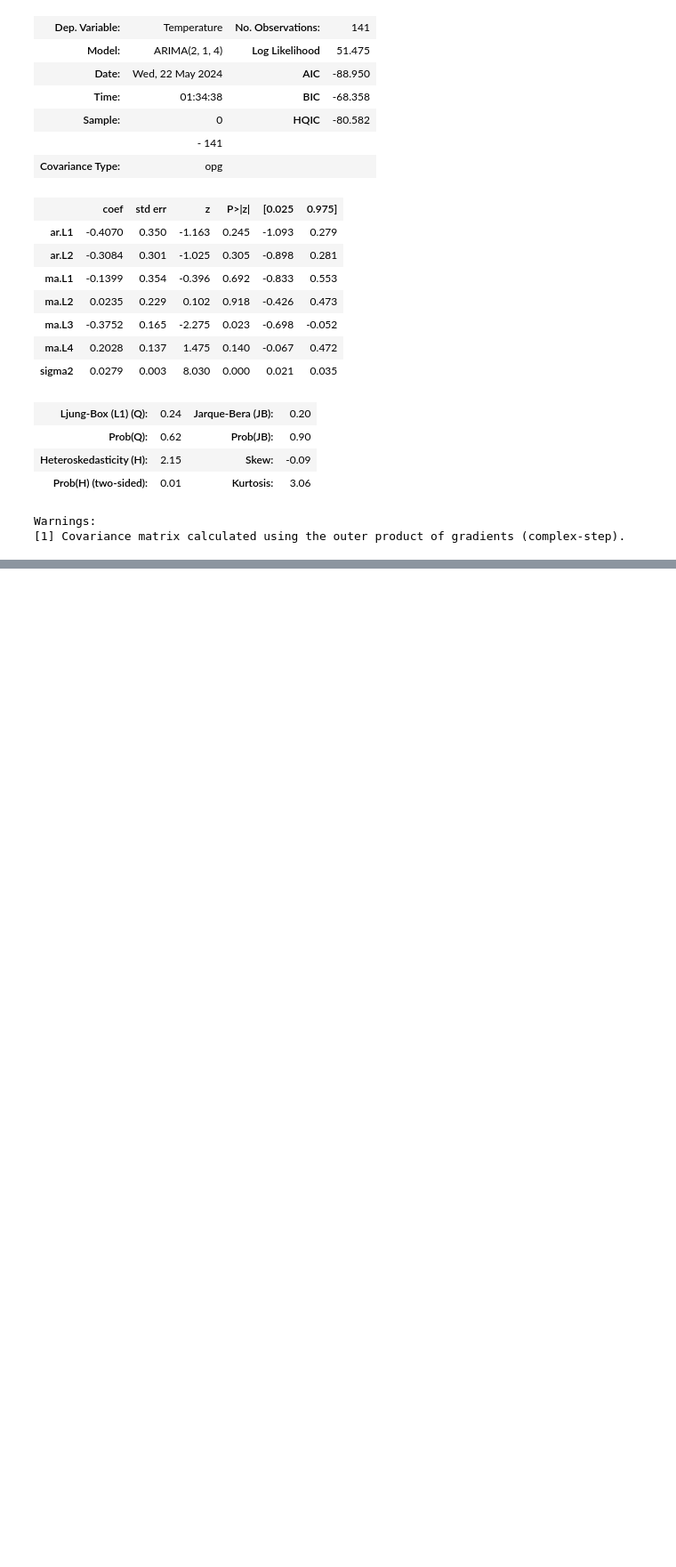
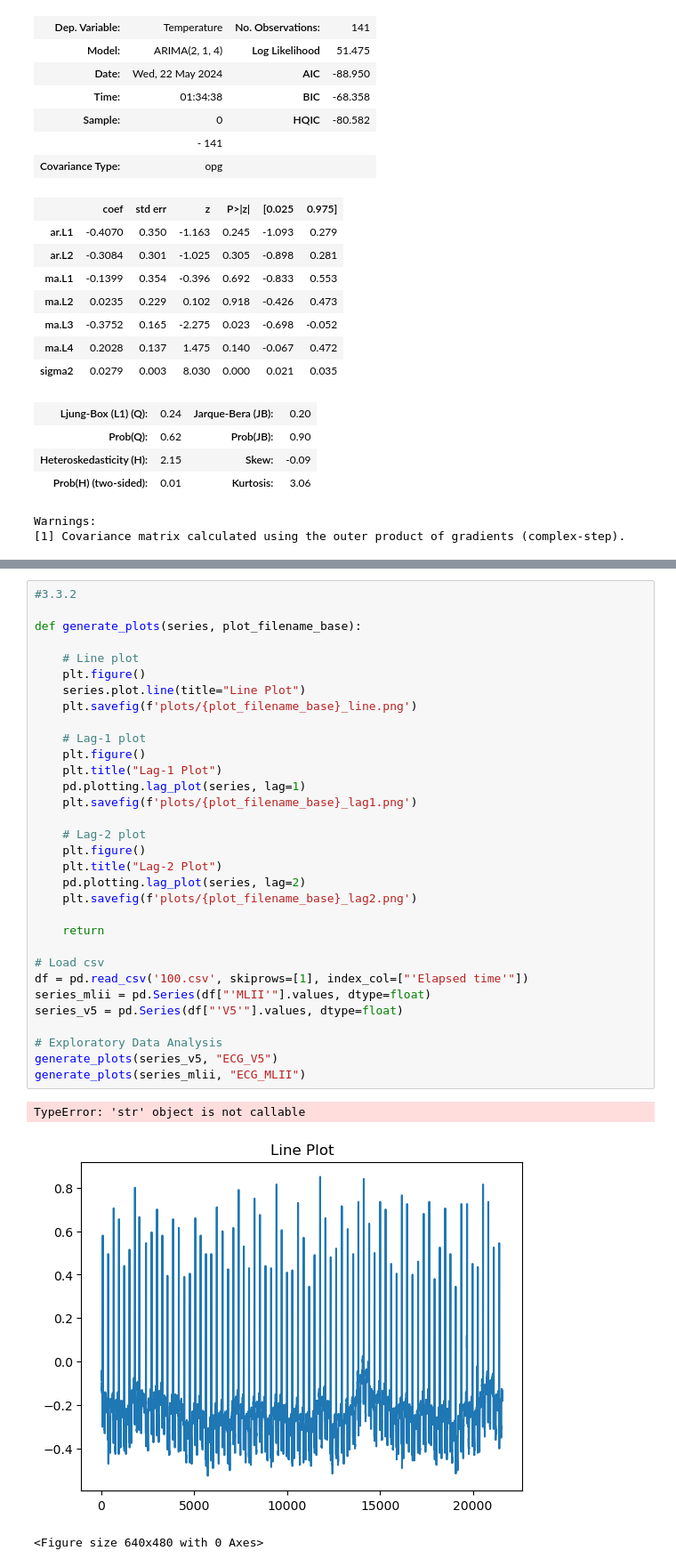
Before and after one commit to nagars/IL2233-KTH-Embedded-Intelligence, a Jupyter notebook: Project/Project_Task3.ipynb, the cells around one changed output, grey strips where cells are left out. Shown at 89% size. Cells and saved outputs as stored; diff of their text form; blank space fills up the shorter version.

```diff
--- a/Project/Project_Task3.ipynb
+++ b/Project/Project_Task3.ipynb
@@ -256,0 +257,36 @@ IndexError: positional indexers are out-of-bounds
+# %%
+#3.3.2
+
+def generate_plots(series, plot_filename_base):
+
+    # Line plot
+    plt.figure()
+    series.plot.line(title="Line Plot")
+    plt.savefig(f'plots/{plot_filename_base}_line.png')
+
+    # Lag-1 plot
+    plt.figure()
+    plt.title("Lag-1 Plot")
+    pd.plotting.lag_plot(series, lag=1)
+    plt.savefig(f'plots/{plot_filename_base}_lag1.png')
+
+    # Lag-2 plot
+    plt.figure()
+    plt.title("Lag-2 Plot")
+    pd.plotting.lag_plot(series, lag=2)
+    plt.savefig(f'plots/{plot_filename_base}_lag2.png')
+
+    return
+
+# Load csv
+df = pd.read_csv('100.csv', skiprows=[1], index_col=["'Elapsed time'"])
+series_mlii = pd.Series(df["'MLII'"].values, dtype=float)
+series_v5 = pd.Series(df["'V5'"].values, dtype=float)
+
+# Exploratory Data Analysis
+generate_plots(series_v5, "ECG_V5")
+generate_plots(series_mlii, "ECG_MLII")
+# %% [output]
+TypeError: 'str' object is not callable
+[figure, added]
+<Figure size 640x480 with 0 Axes>
```
Also changed, not shown: parts of 8 cells of this notebook, 34 other files.
